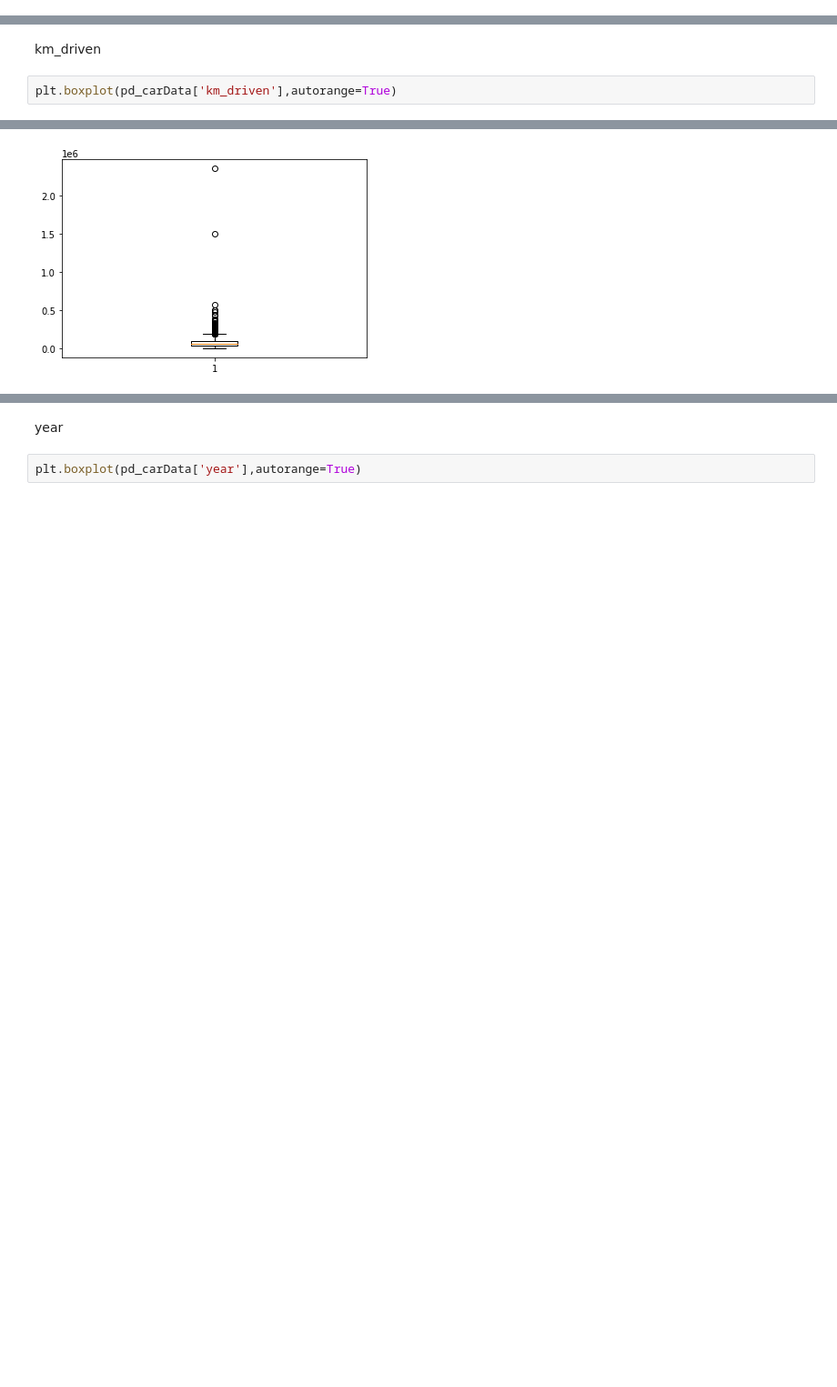
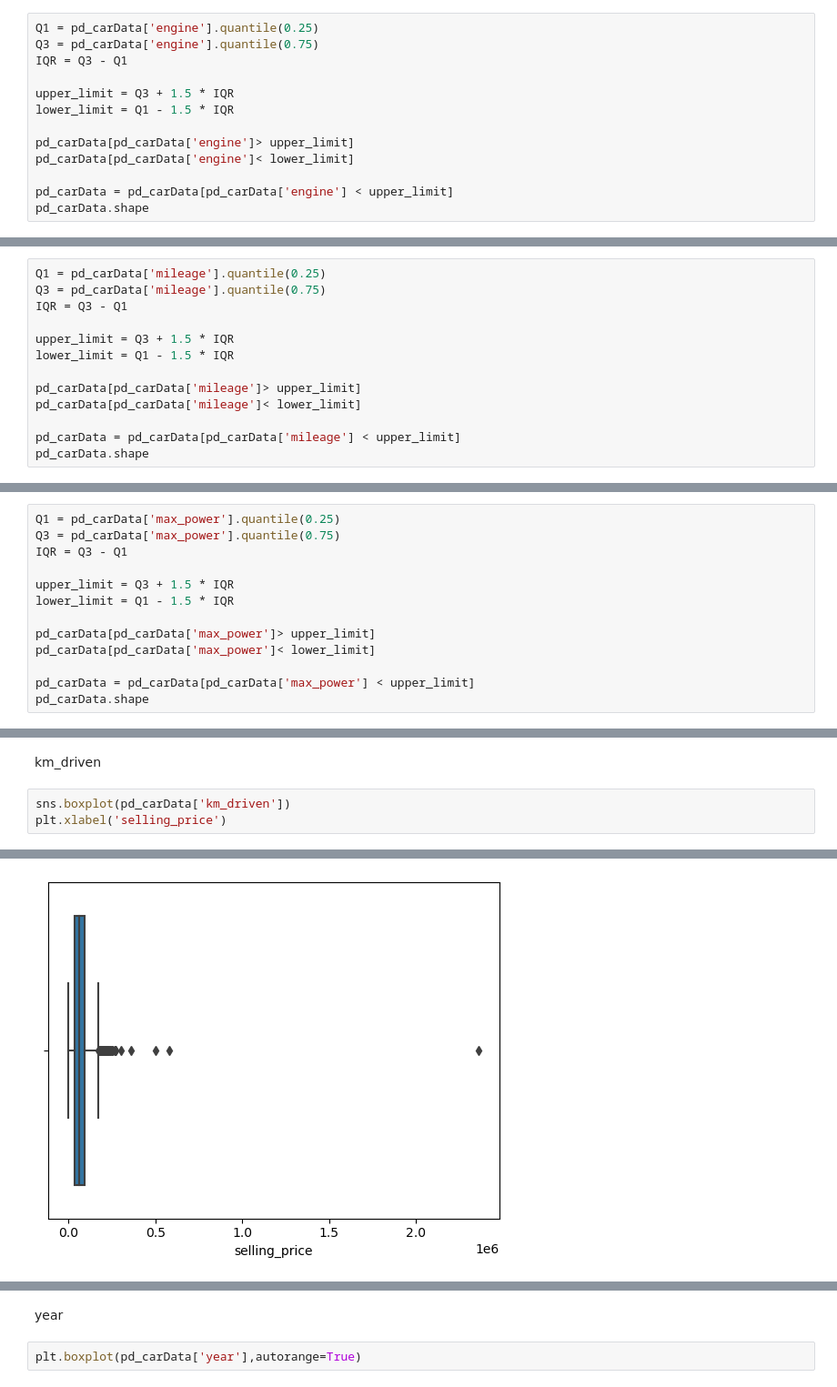
Before and after one commit to ignacioarroyo7/ParcialDM, a Jupyter notebook: parcialCarDetailsV3.ipynb, the cells around one changed output, grey strips where cells are left out. Shown: that part at 91% size. Drawn from its saved outputs; the diff is of its cells as text; blank space fills up the shorter version.

```diff
--- a/parcialCarDetailsV3.ipynb
+++ b/parcialCarDetailsV3.ipynb
@@ -107,0 +123,13 @@ plt.hist(pd_carData['selling_price'],bins=30)
+# %%
+Q1 = pd_carData['engine'].quantile(0.25)
+Q3 = pd_carData['engine'].quantile(0.75)
+IQR = Q3 - Q1
+
+upper_limit = Q3 + 1.5 * IQR
+lower_limit = Q1 - 1.5 * IQR
+
+pd_carData[pd_carData['engine']> upper_limit]
+pd_carData[pd_carData['engine']< lower_limit]
+
+pd_carData = pd_carData[pd_carData['engine'] < upper_limit]
+pd_carData.shape
@@ -107,0 +154,13 @@ plt.hist(pd_carData['selling_price'],bins=30)
+# %%
+Q1 = pd_carData['mileage'].quantile(0.25)
+Q3 = pd_carData['mileage'].quantile(0.75)
+IQR = Q3 - Q1
+
+upper_limit = Q3 + 1.5 * IQR
+lower_limit = Q1 - 1.5 * IQR
+
+pd_carData[pd_carData['mileage']> upper_limit]
+pd_carData[pd_carData['mileage']< lower_limit]
+
+pd_carData = pd_carData[pd_carData['mileage'] < upper_limit]
+pd_carData.shape
@@ -107,0 +185,13 @@ plt.hist(pd_carData['selling_price'],bins=30)
+# %%
+Q1 = pd_carData['max_power'].quantile(0.25)
+Q3 = pd_carData['max_power'].quantile(0.75)
+IQR = Q3 - Q1
+
+upper_limit = Q3 + 1.5 * IQR
+lower_limit = Q1 - 1.5 * IQR
+
+pd_carData[pd_carData['max_power']> upper_limit]
+pd_carData[pd_carData['max_power']< lower_limit]
+
+pd_carData = pd_carData[pd_carData['max_power'] < upper_limit]
+pd_carData.shape
@@ -108,5 +206,6 @@ plt.hist(pd_carData['selling_price'],bins=30)
 # %% [markdown]
 km_driven
 # %%
-plt.boxplot(pd_carData['km_driven'],autorange=True)
+sns.boxplot(pd_carData['km_driven'])
+plt.xlabel('selling_price')
 # %% [output]
@@ -121 +213 @@ plt.boxplot(pd_carData['km_driven'],autorange=True)
-[figure, old version]
+[figure, new version]
```
Also changed, not shown: parts of 62 cells of this notebook, 1 other file.
